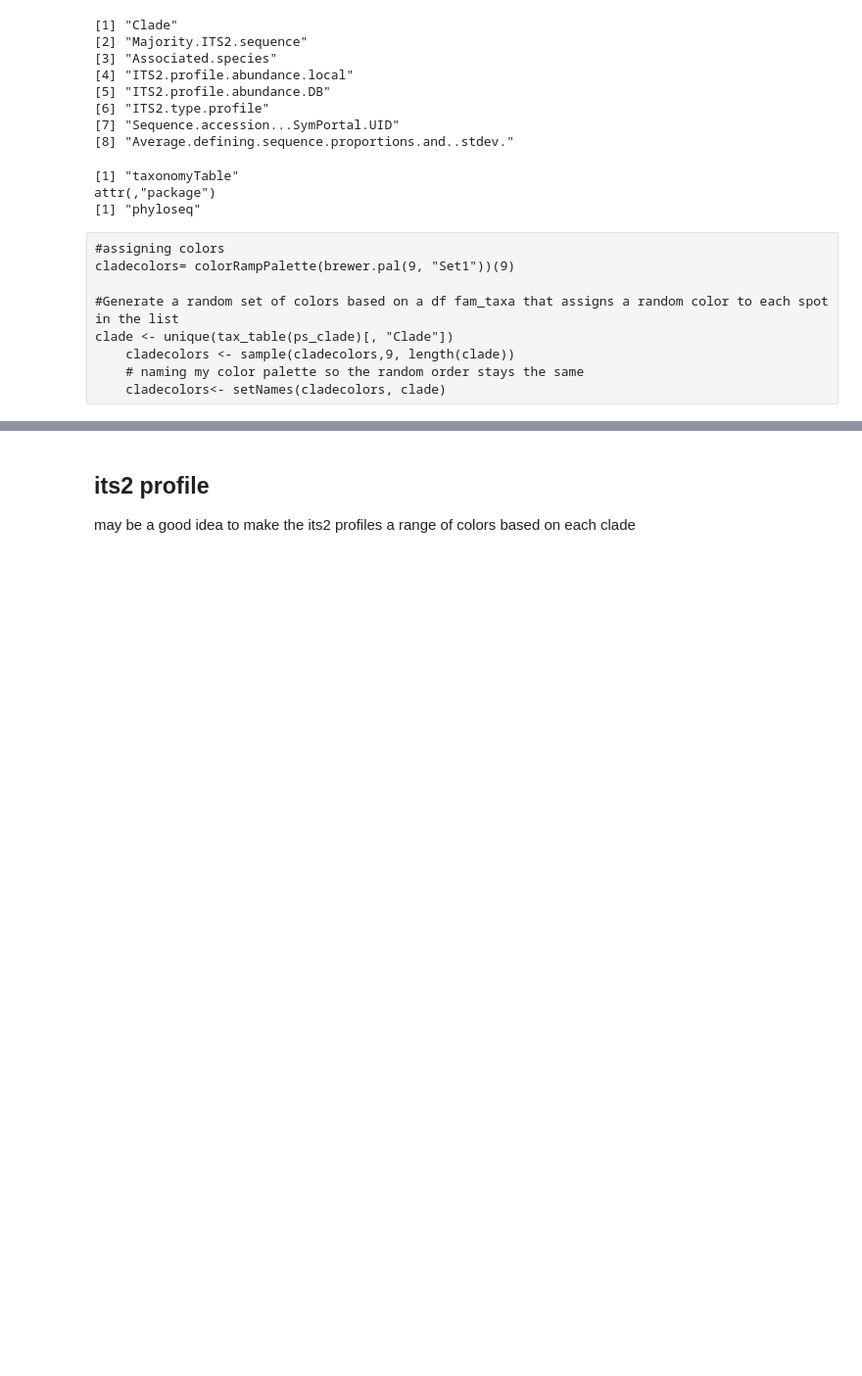
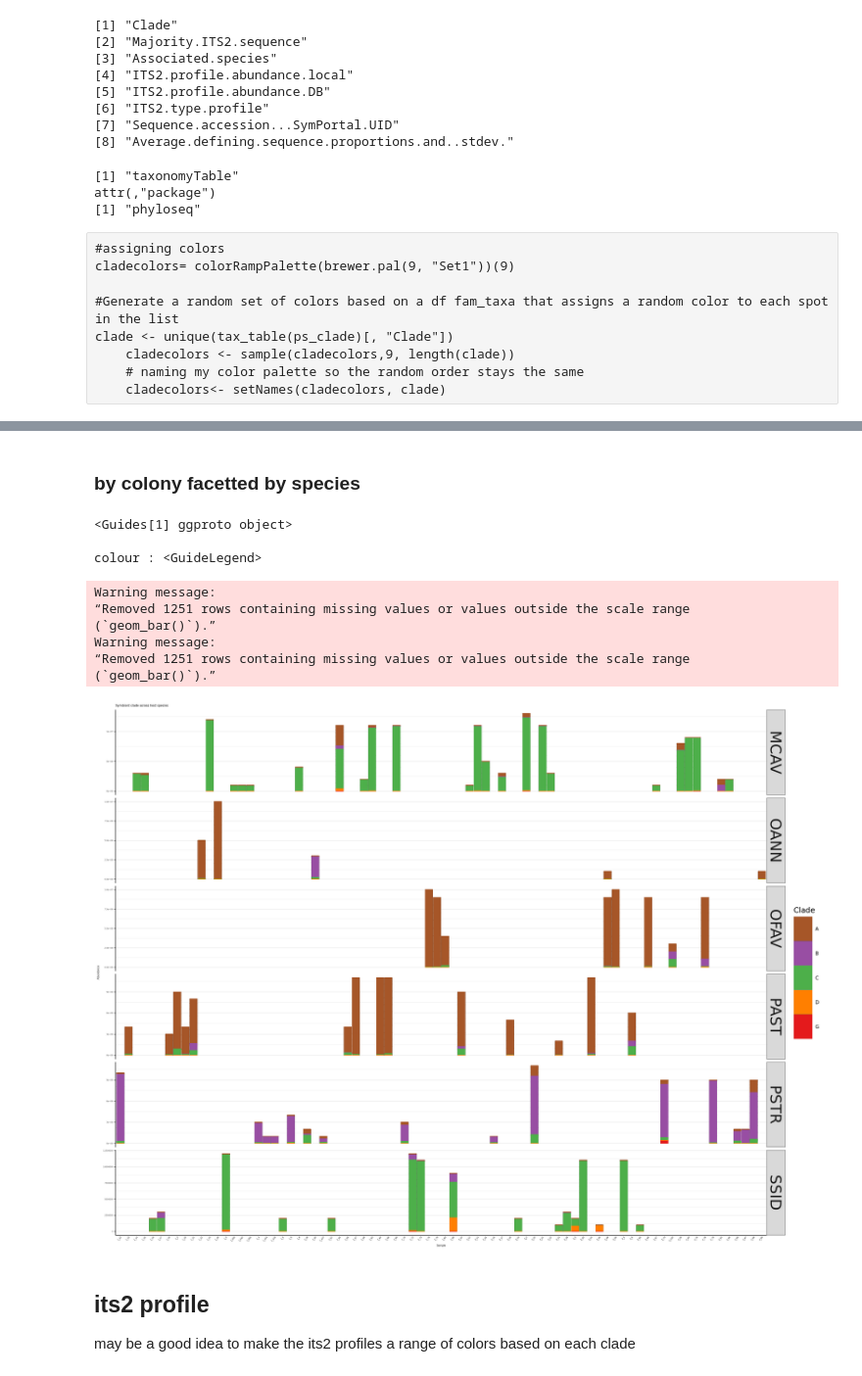
Before and after one commit to cdesouza02/BEL_16S_ITS2, a Jupyter notebook: BEL_ITS2_outputs/physeq_taxa_ITS2.ipynb, the cells around one changed output, grey strips where cells are left out. Shown at 98% size. Drawn from its saved outputs; the diff is of its cells as text; code cells hidden in the pictures; blank space fills up the shorter version.

```diff
--- a/BEL_ITS2_outputs/physeq_taxa_ITS2.ipynb
+++ b/BEL_ITS2_outputs/physeq_taxa_ITS2.ipynb
@@ -547,3 +544,45 @@ Warning message:
+# %% [markdown]
+### by colony facetted by species
+# %%
+
+col_clade <- plot_bar(ps_clade,x= "colony", fill = "Clade") +
+facet_wrap(Species ~., strip.position = "right",  ncol = 1, scales = "free_y") + # Set desired font size
+  geom_bar(aes(color = Clade, fill = Clade),
+           stat = "identity", position = "stack") +
+  labs(title = "Symbiont clade across host species",
+       x = "Sample",
+       y = "Abundance",
+       color = "Clade") +
+  scale_fill_manual(values = cladecolors, drop = TRUE) +
+  scale_color_manual(values = cladecolors, drop = TRUE) +
+  theme_bw() +
+  theme(strip.text = element_text(size = 30), #facet text size
+    legend.position = "right",
+    legend.title = element_text(size = 15),
+  legend.text = element_text(size = 10),
+legend.key.width = unit(1.3, "cm"),     # make the legend keys wider
+  legend.key.height = unit(1.7, "cm"),   # make them taller
+    panel.border = element_blank(),
+    panel.grid.major.x = element_blank(),
+    panel.grid.minor.x = element_blank(),
+    axis.ticks.x = element_blank(),
+    axis.line = element_line(color = "black"),
+    axis.text.x = element_text(angle = 45, vjust = 1, hjust = 1),
+    text = element_text(size = 5)
+  )
+guides(color = guide_legend(override.aes = list(size = 6)))
+col_clade
+# %% [output]
+<Guides[1] ggproto object>
+
+colour : <GuideLegend>
+Warning message:
+“Removed 1251 rows containing missing values or values outside the scale range
+(`geom_bar()`).”
+Warning message:
+“Removed 1251 rows containing missing values or values outside the scale range
+(`geom_bar()`).”
+[figure, added]
 # %% [markdown]
 ## its2 profile
 
```
Also changed, not shown: parts of 9 cells of this notebook, 1 other file.
